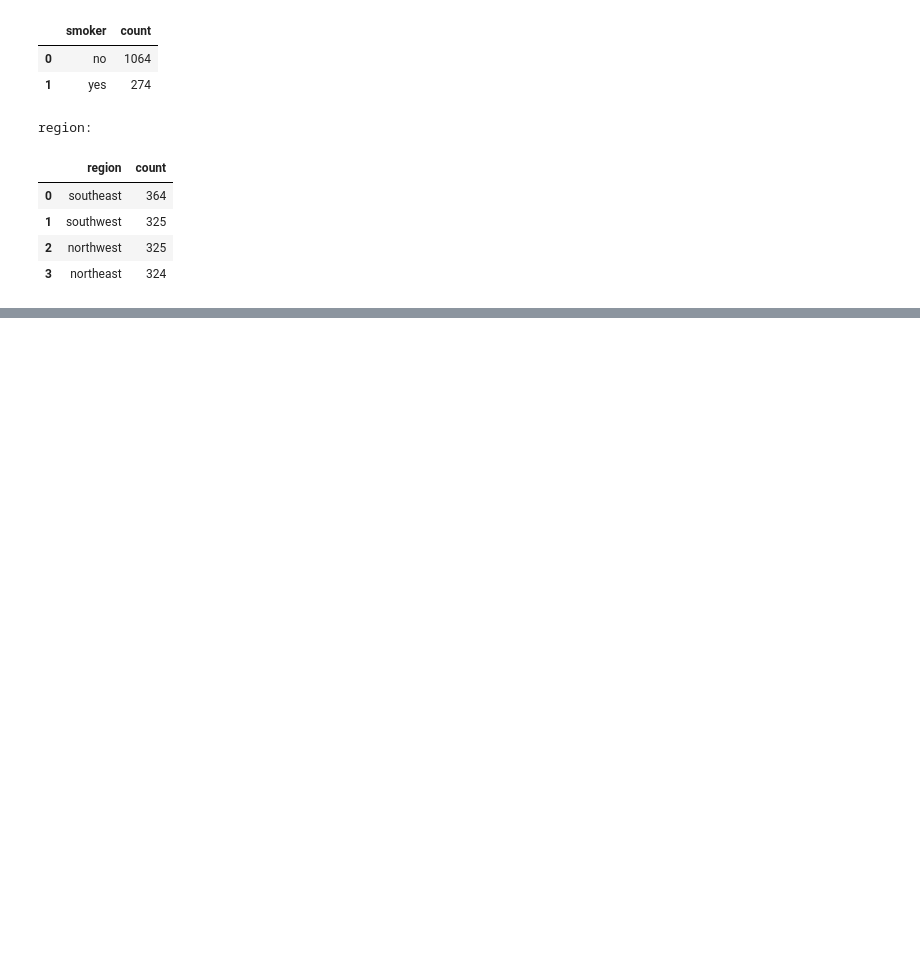
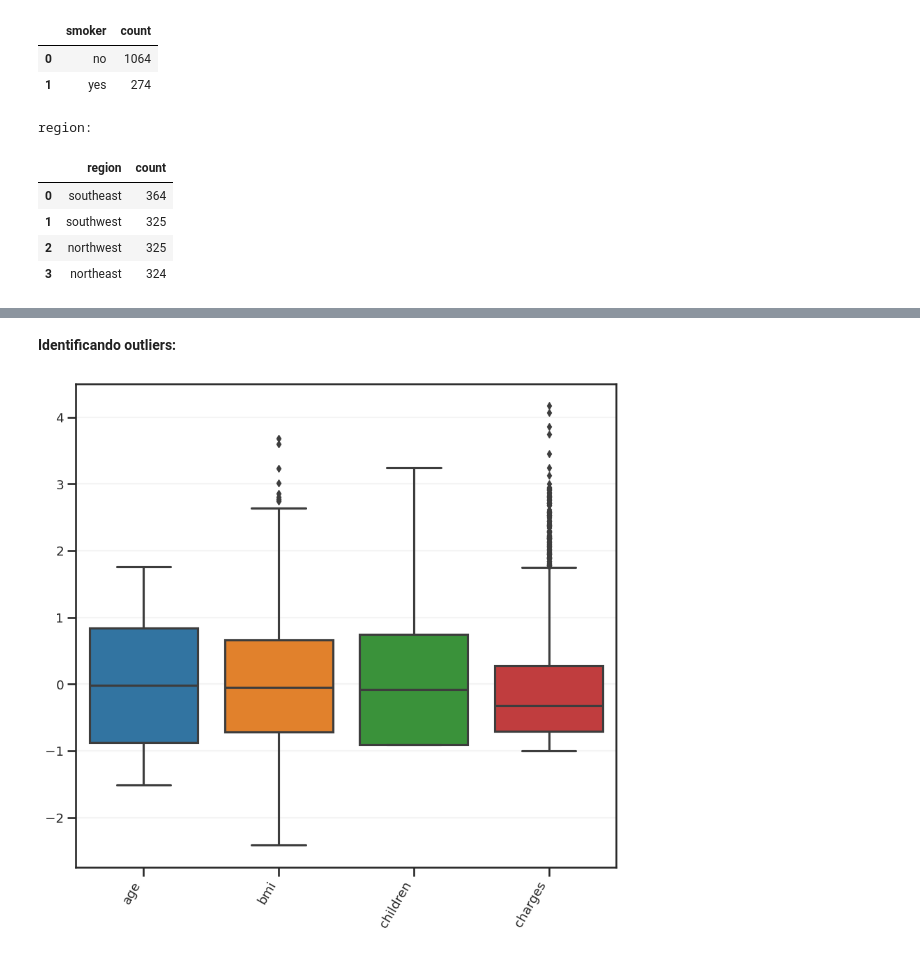
Before and after one commit to SamuelBarbosaDev/Health_Insurance, a Jupyter notebook: core/notebooks/exploratory_analysis.ipynb, the cells around one changed output, grey strips where cells are left out. Saved outputs shown, nothing was run; the diff lists cells and outputs as text; code cells hidden in the pictures; blank space fills up the shorter version.

```diff
--- a/core/notebooks/exploratory_analysis.ipynb
+++ b/core/notebooks/exploratory_analysis.ipynb
@@ -143,0 +198,9 @@ region:
+# %% [markdown]
+**Identificando outliers:**
+# %%
+health_insurance.gráfico_boxplot(
+    dataframe=df,
+    figsize=(10, 9)
+)
+# %% [output]
+[figure, added]
```
Also changed, not shown: parts of 13 cells of this notebook.
